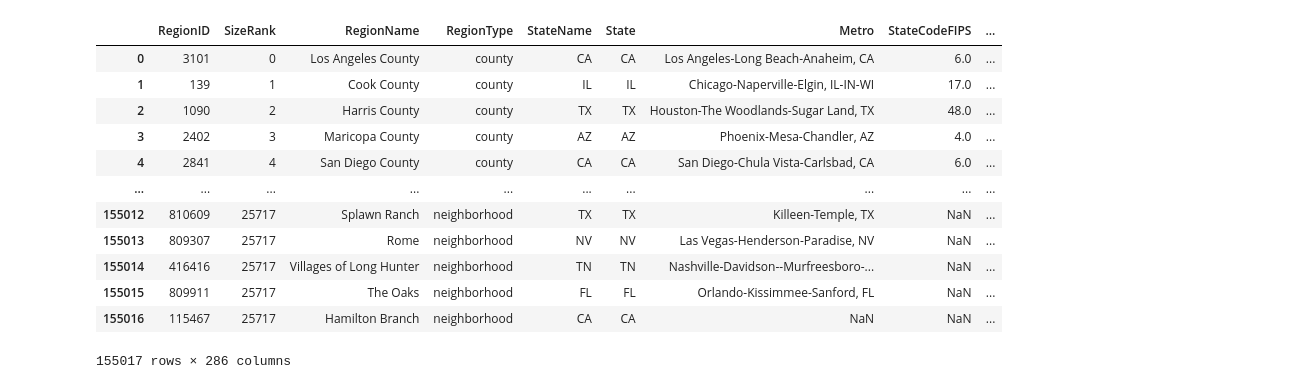
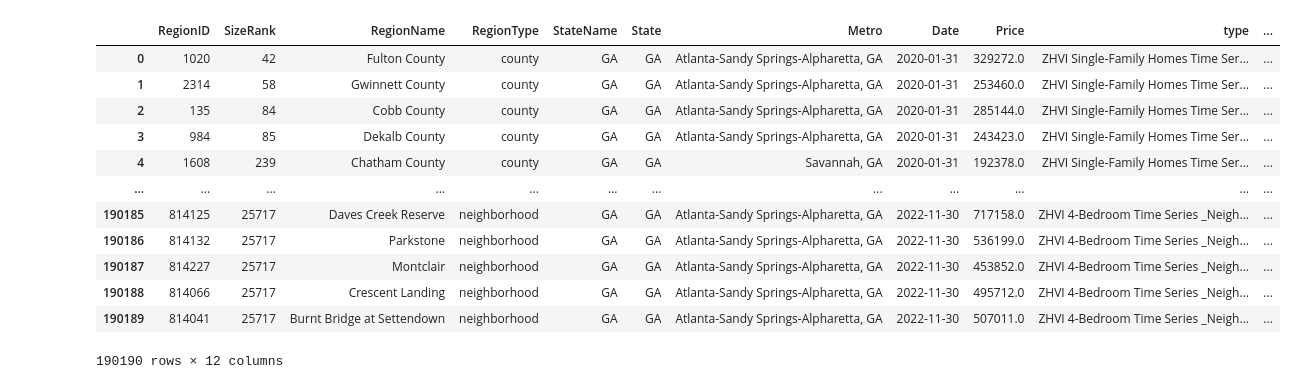
Before and after one commit to ryann-green/ga-housing, a Jupyter notebook: notebooks/zillow_data.ipynb, the cells around one changed output. Drawn from its saved outputs; the diff is of its cells as text; code cells hidden in the pictures.

Commit message:
updated column headers  and added csv to gitignore

```diff
--- a/notebooks/zillow_data.ipynb
+++ b/notebooks/zillow_data.ipynb
@@ -51,9 +56,9 @@ for i,row in data_df.iterrows():
     url_content=req.content
     file_name=f"{row['data_type']}_{row['geography']}"
     file_names.append(file_name)
-    csv_file=open(f"../outputs/data/{file_name}.csv", 'wb')
+    csv_file=open(f"../outputs/raw/{file_name}.csv", 'wb')
     csv_file.write(url_content)
     csv_file.close
 
-    print(f"Added {file_name} to 'data' directory")
+    print(f"Added {file_name} to 'raw' directory")
 # %% [output]
@@ -72,6 +80,0 @@ Added ZHVI 3-Bedroom Time Series _Neighborhood to 'data' directory
-# %%
-dfs=[]
-for file in file_names:
-    df=pd.read_csv(f"../outputs/data/{file}.csv")
-    dfs.append(df)
-len(dfs)
@@ -79,0 +81,15 @@ len(dfs)
+# %%
+
+
+dfs=[]
+for file in file_names:
+    df=pd.read_csv(f"../outputs/raw/{file}.csv")
+    other_cols=list(df[df.columns[~df.columns.isin(['RegionID','SizeRank','RegionName','RegionType','StateName','State','Metro','StateCodeFIPS','MunicipalCodeFIPS','CountyName','City'])]].columns)
+    pivot_cols=list(df[df.columns[df.columns.isin(['RegionID','SizeRank','RegionName','RegionType','StateName','State','Metro','CountyName','City'])]].columns)
+    ["','".join(pivot_cols)]
+    # pivot_cols
+    full_data=pd.melt(df,id_vars=pivot_cols,value_vars=other_cols,var_name='Date',value_name='Price')
+    full_data['type']=file
+    full_data.loc[full_data['State']=='GA'].loc[full_data['Date']>='2020-01-01'].to_csv(f"../outputs/formatted/{file}.csv",index=False)
+    print(f"Added {file} to 'formatted' directory")
+    dfs.append(full_data.loc[full_data['State']=='GA'].loc[full_data['Date']>='2020-01-01'])
@@ -80,21 +133,21 @@ len(dfs)
 # %%
 data_concat = pd.concat(dfs,
                       ignore_index = True,
                       sort = False)
-data_concat.to_csv("../outputs/data/test.csv")
+# data_concat.to_csv("../outputs/data/test.csv")
+
+data_concat
+# %% [output]
+|  | RegionID | SizeRank | RegionName | RegionType | StateName | State | Metro | Date | Price | type | ... |
+| 0 | 1020 | 42 | Fulton County | county | GA | GA | Atlanta-Sandy Springs-Alpharetta, GA | 2020-01-31 | 329272.0 | ZHVI Single-Family Homes Time Ser... | ... |
+| 1 | 2314 | 58 | Gwinnett County | county | GA | GA | Atlanta-Sandy Springs-Alpharetta, GA | 2020-01-31 | 253460.0 | ZHVI Single-Family Homes Time Ser... | ... |
+| 2 | 135 | 84 | Cobb County | county | GA | GA | Atlanta-Sandy Springs-Alpharetta, GA | 2020-01-31 | 285144.0 | ZHVI Single-Family Homes Time Ser... | ... |
+| 3 | 984 | 85 | Dekalb County | county | GA | GA | Atlanta-Sandy Springs-Alpharetta, GA | 2020-01-31 | 243423.0 | ZHVI Single-Family Homes Time Ser... | ... |
+| 4 | 1608 | 239 | Chatham County | county | GA | GA | Savannah, GA | 2020-01-31 | 192378.0 | ZHVI Single-Family Homes Time Ser... | ... |
+| ... | ... | ... | ... | ... | ... | ... | ... | ... | ... | ... | ... |
+| 190185 | 814125 | 25717 | Daves Creek Reserve | neighborhood | GA | GA | Atlanta-Sandy Springs-Alpharetta, GA | 2022-11-30 | 717158.0 | ZHVI 4-Bedroom Time Series _Neigh... | ... |
+| 190186 | 814132 | 25717 | Parkstone | neighborhood | GA | GA | Atlanta-Sandy Springs-Alpharetta, GA | 2022-11-30 | 536199.0 | ZHVI 4-Bedroom Time Series _Neigh... | ... |
+| 190187 | 814227 | 25717 | Montclair | neighborhood | GA | GA | Atlanta-Sandy Springs-Alpharetta, GA | 2022-11-30 | 453852.0 | ZHVI 4-Bedroom Time Series _Neigh... | ... |
+| 190188 | 814066 | 25717 | Crescent Landing | neighborhood | GA | GA | Atlanta-Sandy Springs-Alpharetta, GA | 2022-11-30 | 495712.0 | ZHVI 4-Bedroom Time Series _Neigh... | ... |
+| 190189 | 814041 | 25717 | Burnt Bridge at Settendown | neighborhood | GA | GA | Atlanta-Sandy Springs-Alpharetta, GA | 2022-11-30 | 507011.0 | ZHVI 4-Bedroom Time Series _Neigh... | ... |
+190190 rows × 12 columns
-# %%
-data_concat
-# %% [output]
-|  | RegionID | SizeRank | RegionName | RegionType | StateName | State | Metro | StateCodeFIPS | ... |
-| 0 | 3101 | 0 | Los Angeles County | county | CA | CA | Los Angeles-Long Beach-Anaheim, CA | 6.0 | ... |
-| 1 | 139 | 1 | Cook County | county | IL | IL | Chicago-Naperville-Elgin, IL-IN-WI | 17.0 | ... |
-| 2 | 1090 | 2 | Harris County | county | TX | TX | Houston-The Woodlands-Sugar Land, TX | 48.0 | ... |
-| 3 | 2402 | 3 | Maricopa County | county | AZ | AZ | Phoenix-Mesa-Chandler, AZ | 4.0 | ... |
-| 4 | 2841 | 4 | San Diego County | county | CA | CA | San Diego-Chula Vista-Carlsbad, CA | 6.0 | ... |
-| ... | ... | ... | ... | ... | ... | ... | ... | ... | ... |
-| 155012 | 810609 | 25717 | Splawn Ranch | neighborhood | TX | TX | Killeen-Temple, TX | NaN | ... |
-| 155013 | 809307 | 25717 | Rome | neighborhood | NV | NV | Las Vegas-Henderson-Paradise, NV | NaN | ... |
-| 155014 | 416416 | 25717 | Villages of Long Hunter | neighborhood | TN | TN | Nashville-Davidson--Murfreesboro-... | NaN | ... |
-| 155015 | 809911 | 25717 | The Oaks | neighborhood | FL | FL | Orlando-Kissimmee-Sanford, FL | NaN | ... |
-| 155016 | 115467 | 25717 | Hamilton Branch | neighborhood | CA | CA | NaN | NaN | ... |
-155017 rows × 286 columns
```
Also changed, not shown: parts of 17 cells of this notebook, 2 other files.
